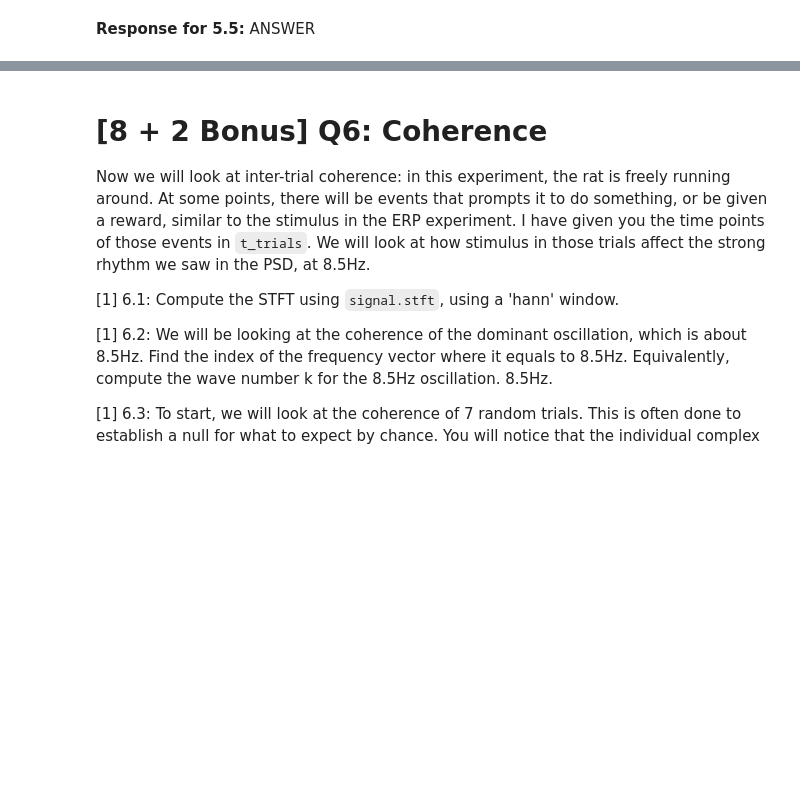
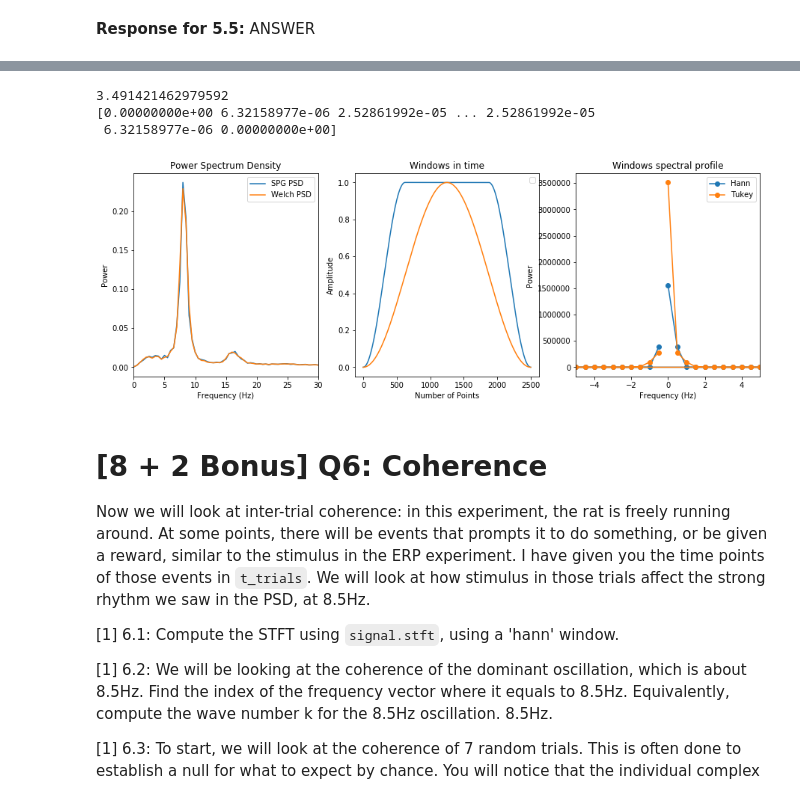
Before and after one commit to rmontehe/COGS118C, a Jupyter notebook: Assignments/Assignment 3/A3-TimeFrequencyFiltering.ipynb, the cells around one changed output, grey strips where cells are left out. Saved outputs shown, nothing was run; the diff lists cells and outputs as text; code cells hidden in the pictures; blank space fills up the shorter version.

```diff
--- a/Assignments/Assignment 3/A3-TimeFrequencyFiltering.ipynb
+++ b/Assignments/Assignment 3/A3-TimeFrequencyFiltering.ipynb
@@ -504,34 +504,47 @@ This question illustrates how windowing with different window functions can give
 # %%
 def secs_to_points(fs, len_win, len_overlap):
 
-    nperseg = (len_win * fs).astype(int)
-    noverlap = (len_overlap * fs).astype(int)
+    nperseg = int(round(len_win * fs))
+    noverlap = int(round(len_overlap * fs))
 
     return nperseg, noverlap
 
 nperseg, noverlap = secs_to_points(fs, len_win=2, len_overlap=1)
 
-f_spg, t_spg, spg = signal.spectrogram() #_YOUR_CODE_HERE
-p_spg = #_YOUR_CODE_HERE for computing your PSD
-f_welch, p_welch = signal.welch()
+f_spg, t_spg, spg = signal.spectrogram(lfp_short, fs, nperseg = nperseg, noverlap = noverlap) #_YOUR_CODE_HERE
+p_spg = np.mean(spg, axis = 1)
+f_welch, p_welch = signal.welch(lfp_short, fs, nperseg = nperseg, noverlap = noverlap)
 print(100*(p_spg[16]-p_welch[16])/p_welch[16])
 
 plt.figure(figsize=(15,5))
 plt.subplot(1,3,1)
-#_YOUR_CODE_HERE for plotting PSDs
-
+plt.plot(f_spg, p_spg, label = "SPG PSD")
+plt.plot(f_welch, p_welch, label = "Welch PSD")
+plt.xlabel("Frequency (Hz)")
+plt.ylabel("Power")
 plt.legend()
 plt.xlim([0,30])
+plt.title("Power Spectrum Density")
 
-win_tukey = #_YOUR_CODE_HERE
-win_hann = #_YOUR_CODE_HERE
+win_tukey = signal.windows.tukey(nperseg)
+win_hann = signal.windows.hann(nperseg)
+print(win_tukey)
 
 plt.subplot(1,3,2)
 #_YOUR_CODE_HERE for plotting windows
 plt.legend(); plt.title('Windows in time')
+plt.plot(win_tukey, label = "Tukey")
+plt.plot(win_hann, label = "Hann")
+plt.ylabel("Amplitude")
+plt.xlabel("Number of Points")
 
 plt.subplot(1,3,3)
-#_YOUR_CODE_HERE for plotting windows in frequency
+hann_pwsp, hann_freqs = compute_pwsp(win_hann, fs)
+tukey_pwsp, tukey_freqs = compute_pwsp(win_tukey, fs)
+plt.plot(hann_freqs, hann_pwsp, "-o", label = "Hann")
+plt.plot(tukey_freqs, tukey_pwsp, "-o", label = "Tukey")
+plt.xlabel("Frequency (Hz)")
+plt.ylabel("Power ")
 plt.xlim([-5,5])
 plt.legend(); plt.title('Windows spectral profile');
 # %% [output]
@@ -539,3 +552,7 @@ SyntaxError: invalid syntax (<ipython-input-67-6ba55cb48735>, line 11)
+3.491421462979592
+[0.00000000e+00 6.32158977e-06 2.52861992e-05 ... 2.52861992e-05
+ 6.32158977e-06 0.00000000e+00]
+[figure, added]
 # %% [markdown]
 # [8 + 2 Bonus] Q6: Coherence
 Now we will look at inter-trial coherence: in this experiment, the rat is freely running around. At some points, there will be events that prompts it to do something, or be given a reward, similar to the stimulus in the ERP experiment. I have given you the time points of those events in `t_trials`. We will look at how stimulus in those trials affect the strong rhythm we saw in the PSD, at 8.5Hz.
```
Also changed, not shown: parts of 3 cells of this notebook.
